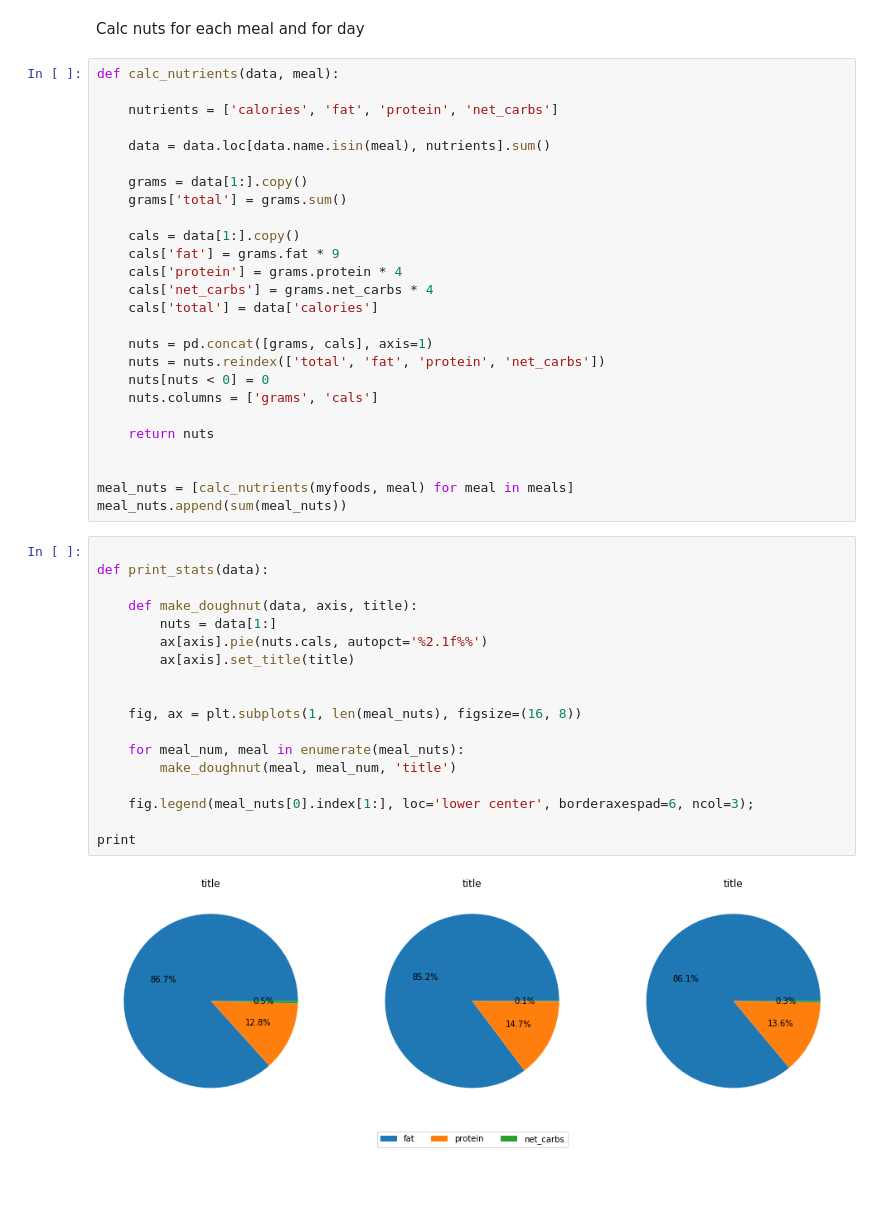
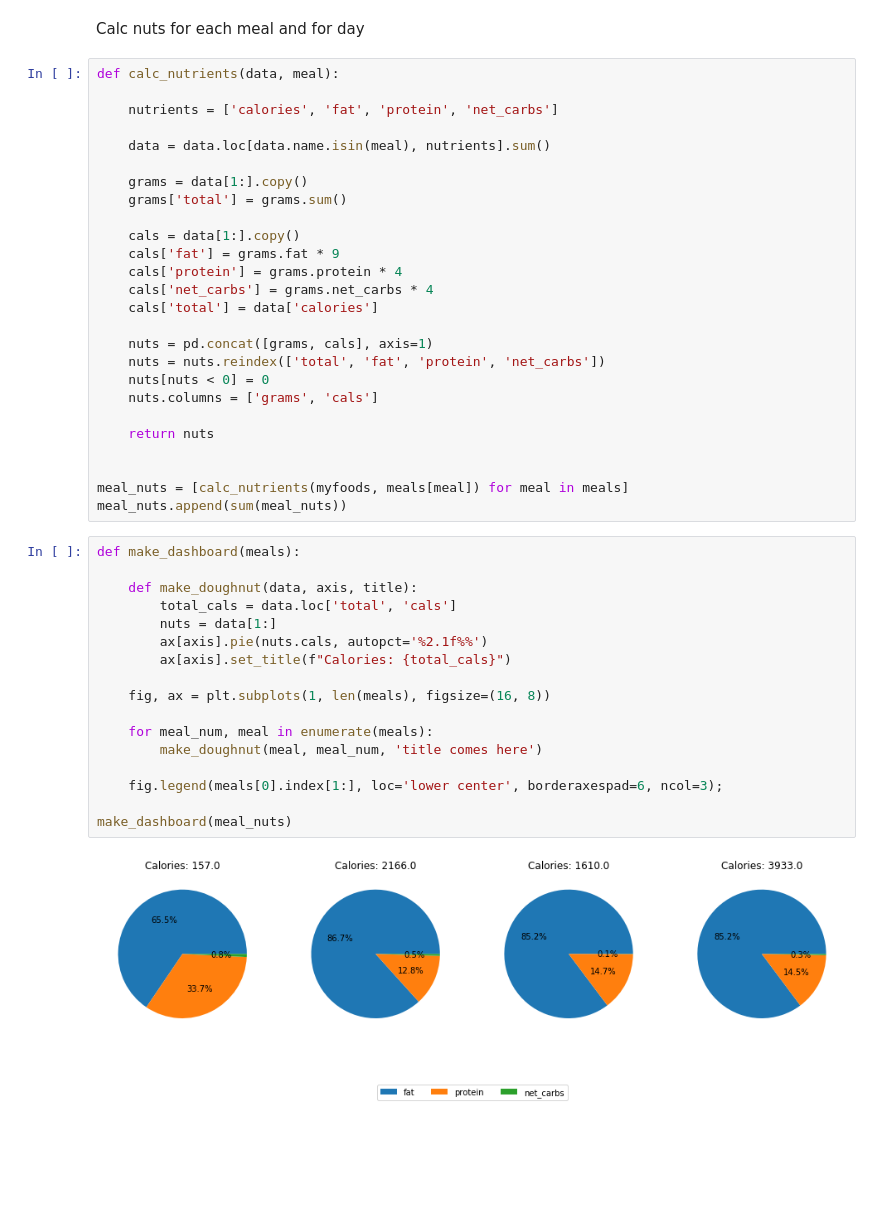
Before and after one commit to fabiangunzinger/learning, a Jupyter notebook: food-data/foods.ipynb, the cells around one changed output. Drawn from its saved outputs; the diff is of its cells as text; blank space fills up the shorter version.

Commit message:
Add calories in title

```diff
--- a/food-data/foods.ipynb
+++ b/food-data/foods.ipynb
@@ -115,25 +120,24 @@ def calc_nutrients(data, meal):
     return nuts
 
 
-meal_nuts = [calc_nutrients(myfoods, meal) for meal in meals]
+meal_nuts = [calc_nutrients(myfoods, meals[meal]) for meal in meals]
 meal_nuts.append(sum(meal_nuts))
 # %%
-
-def print_stats(data):
+def make_dashboard(meals):
 
     def make_doughnut(data, axis, title):
+        total_cals = data.loc['total', 'cals']
         nuts = data[1:]
         ax[axis].pie(nuts.cals, autopct='%2.1f%%')
-        ax[axis].set_title(title)
+        ax[axis].set_title(f"Calories: {total_cals}")
 
+    fig, ax = plt.subplots(1, len(meals), figsize=(16, 8))
 
-    fig, ax = plt.subplots(1, len(meal_nuts), figsize=(16, 8))
+    for meal_num, meal in enumerate(meals):
+        make_doughnut(meal, meal_num, 'title comes here')
 
-    for meal_num, meal in enumerate(meal_nuts):
-        make_doughnut(meal, meal_num, 'title')
+    fig.legend(meals[0].index[1:], loc='lower center', borderaxespad=6, ncol=3);
 
-    fig.legend(meal_nuts[0].index[1:], loc='lower center', borderaxespad=6, ncol=3);
-
-print
+make_dashboard(meal_nuts)
 # %% [output]
-[figure, old version]
+[figure, new version]
```
Also changed, not shown: parts of 1 cell of this notebook.
